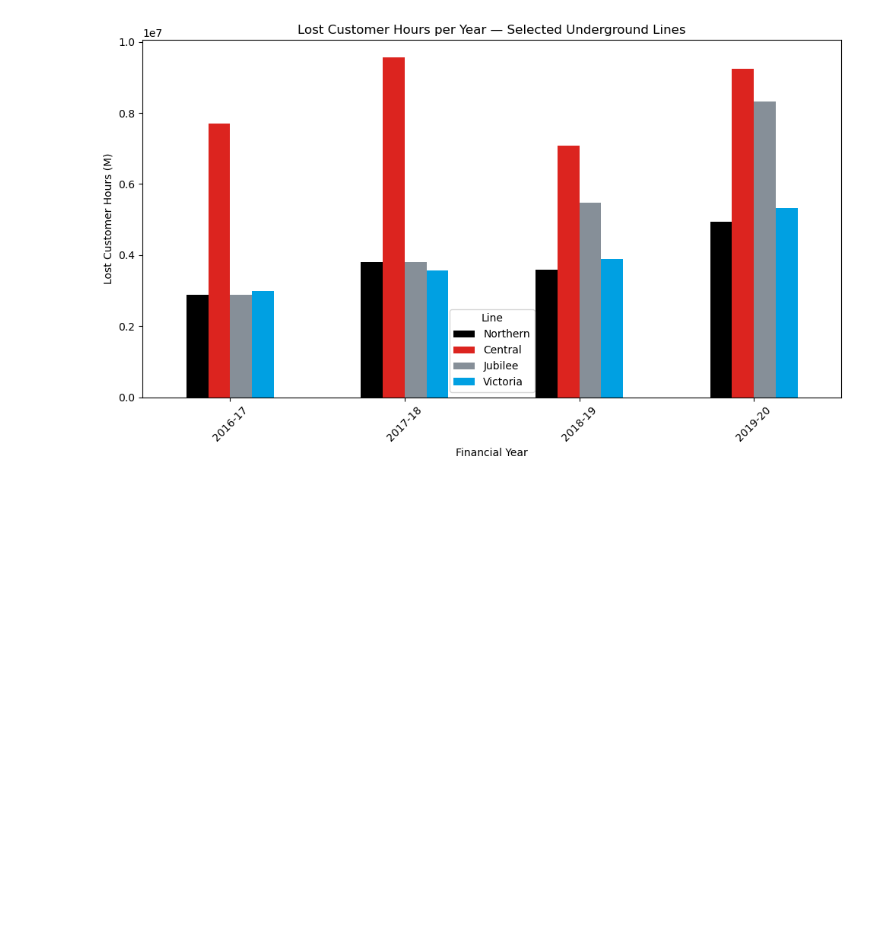
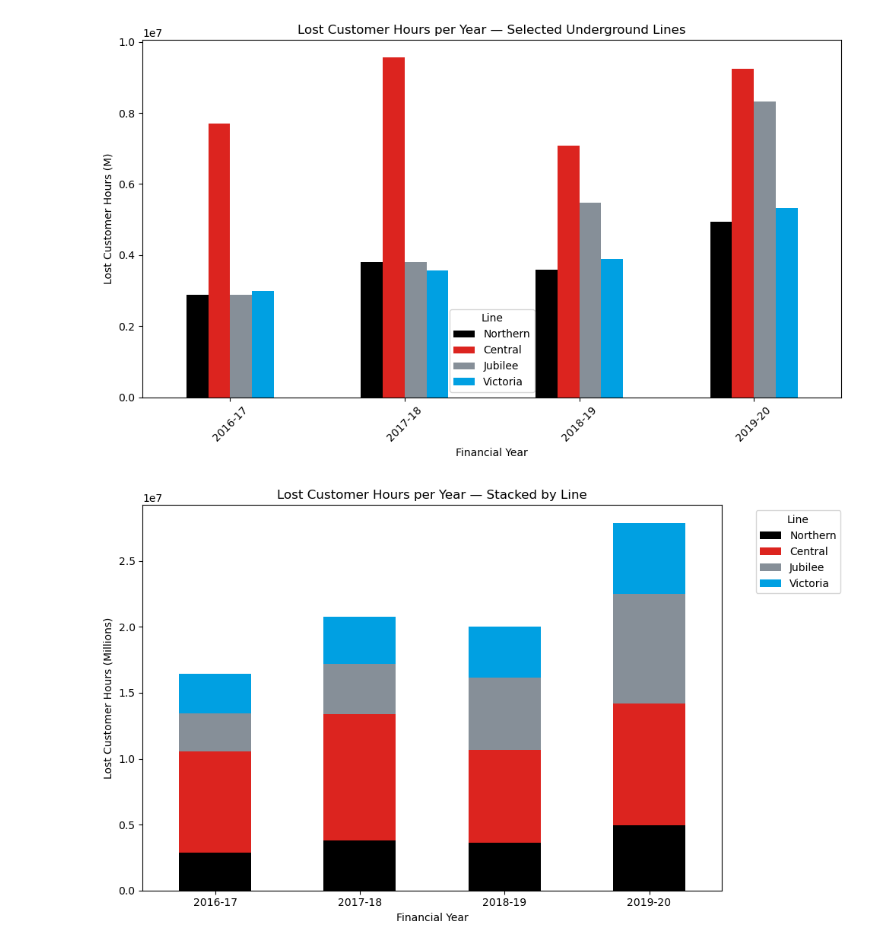
Before and after one commit to snanda8/tfl-northern, a Jupyter notebook: notebooks/notebook1.ipynb, the cells around one changed output. Saved outputs shown, nothing was run; the diff lists cells and outputs as text; code cells hidden in the pictures; blank space fills up the shorter version.

Commit message:
stacked bar more proportionally displays delays, as of course TfL is the main entity and lines are simply individual services

```diff
--- a/notebooks/notebook1.ipynb
+++ b/notebooks/notebook1.ipynb
@@ -317,2 +315,55 @@ plt.show()
 # %% [output]
 [figure]
+# %%
+import pandas as pd
+import matplotlib.pyplot as plt
+import numpy as np
+
+
+df =pd.read_csv("C:/Users/sarth/tfl-northern/raw_data/lost-customer-hours.csv")
+
+cols = ["Financial Year", "Northern", "Central", "Jubilee", "Victoria"]
+df_annual = df[cols].copy()
+
+for col in ["Northern", "Central", "Jubilee", "Victoria"]:
+    df_annual[col] = (
+        df_annual[col]
+        .astype(str)
+        .str.replace(",", "")
+        .replace(r"^\s*$", np.nan, regex=True)
+        .apply(pd.to_numeric, errors="coerce")
+    )
+
+# grouping by financial year and its sum across periods
+df_grouped = df_annual.groupby("Financial Year").sum().reset_index()
+
+
+tfl_colours = {
+    "Northern": "#000000",  # black
+    "Central": "#DC241F",   # red
+    "Jubilee": "#868F98",   # silver/grey
+    "Victoria": "#00A0E2",  # light blue
+}
+
+ax = df_grouped.plot(
+    x="Financial Year",
+    kind="bar",
+    stacked=True,
+    figsize=(10,6),
+    color=[tfl_colours[col] for col in ["Northern", "Central", "Jubilee", "Victoria"]],
+)
+
+ax.set_title("Lost Customer Hours per Year — Stacked by Line")
+ax.set_ylabel("Lost Customer Hours (Millions)")
+ax.set_xlabel("Financial Year")
+ax.legend(title="Line", bbox_to_anchor=(1.05,1), loc="upper left")
+plt.xticks(rotation=0)
+plt.tight_layout()
+plt.show()
+
+
+#SAVE FIGURE
+fig = ax.get_figure()
+fig.savefig("C:/Users/sarth/tfl-northern/outputs/figures/barchart3.png", dpi=180, bbox_inches="tight")
+# %% [output]
+[figure, added]
```
Also changed, not shown: parts of 1 cell of this notebook, 2 other files.
